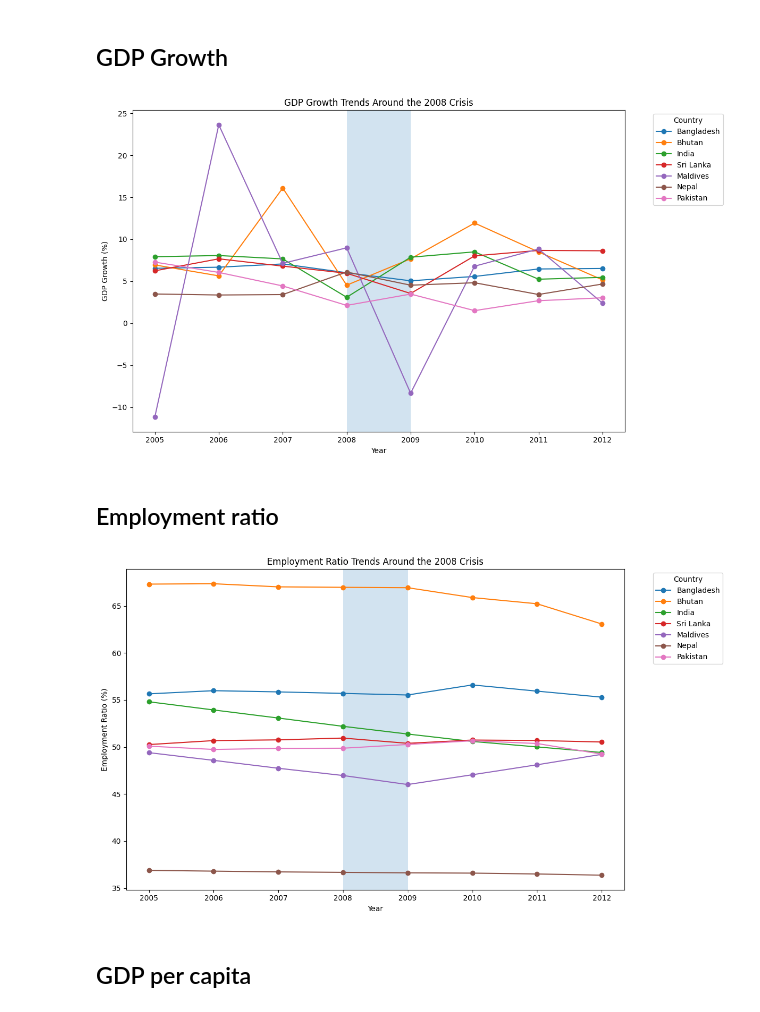
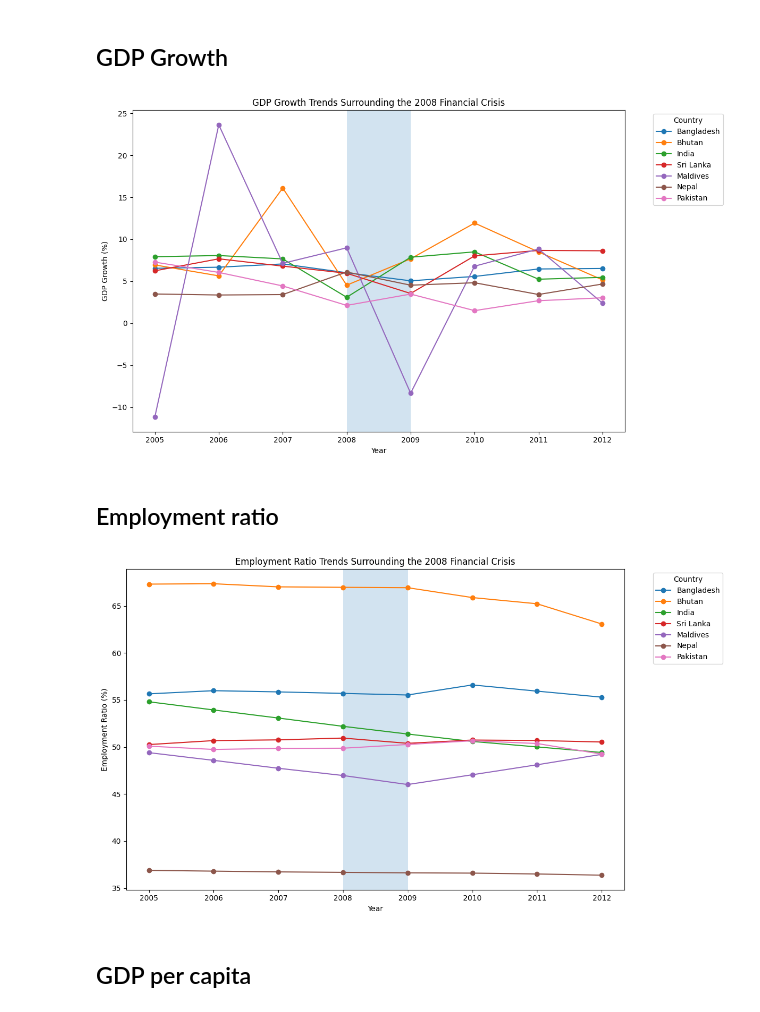
Before and after one commit to chris-tinad/DATASCI350_finalproject_group2, a Jupyter notebook: scripts/2008Crisis.ipynb, the cells around one changed output. Drawn from its saved outputs; the diff is of its cells as text; code cells hidden in the pictures.

Commit message:
editing code to save png files to figures folder and improving graph titles

```diff
--- a/scripts/2008Crisis.ipynb
+++ b/scripts/2008Crisis.ipynb
@@ -139,26 +143,26 @@ Country and Period averages
 # %%
 plt.figure(figsize=(12, 7))
 
 for country in df_2008["country_name"].unique():
     country_data = df_2008[df_2008["country_name"] == country]
     plt.plot(
         country_data["year"],
         country_data["gdp_growth_pct"],
         marker="o",
         label=country
     )
 
 plt.axvspan(2008, 2009, alpha=0.2)
 
-plt.title("GDP Growth Trends Around the 2008 Crisis")
+plt.title("GDP Growth Trends Surrounding the 2008 Financial Crisis")
 plt.xlabel("Year")
 plt.ylabel("GDP Growth (%)")
 plt.legend(title="Country", bbox_to_anchor=(1.05, 1), loc="upper left")
 plt.tight_layout()
-plt.savefig("images/gdp_growth_2008Crisis.png", dpi=300)
+plt.savefig("../figures/gdp_growth_2008Crisis.png", dpi=300)
 plt.show()
 # %% [output]
-[figure, old version]
+[figure, new version]
 # %% [markdown]
 ## Employment ratio
 # %%
@@ -170,15 +174,15 @@ for country in df_2008["country_name"].unique():
 
 plt.axvspan(2008, 2009, alpha=0.2)
 
-plt.title("Employment Ratio Trends Around the 2008 Crisis")
+plt.title("Employment Ratio Trends Surrounding the 2008 Financial Crisis")
 plt.xlabel("Year")
 plt.ylabel("Employment Ratio (%)")
 plt.legend(title="Country", bbox_to_anchor=(1.05, 1), loc="upper left")
-plt.savefig("images/employment_ratio_2008Crisis.png", dpi=300)
+plt.savefig("../figures/employment_ratio_2008Crisis.png", dpi=300)
 plt.tight_layout()
 plt.show()
 # %% [output]
-[figure, old version]
+[figure, new version]
 # %% [markdown]
 ## GDP per capita
 # %%
```
Also changed, not shown: parts of 5 cells of this notebook.
